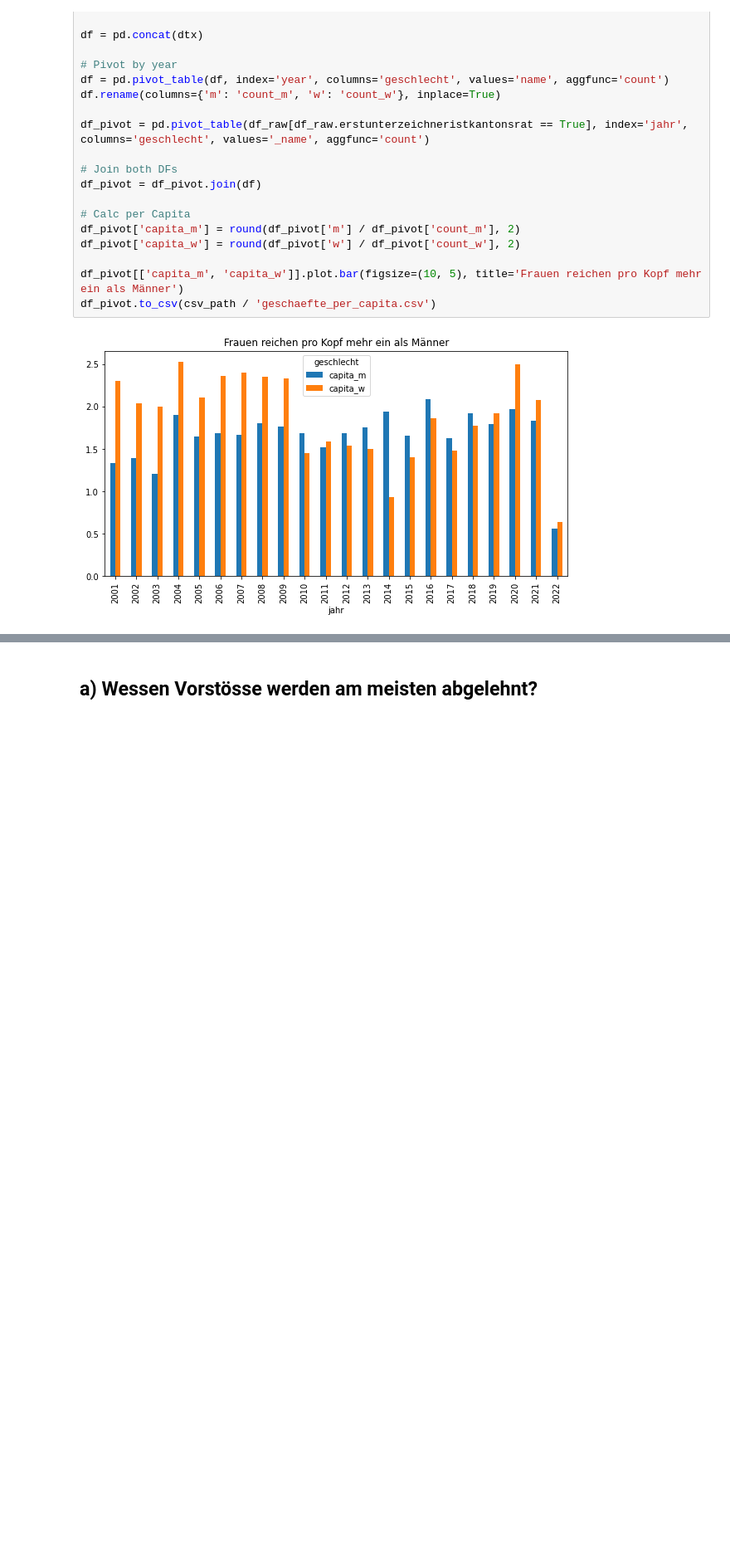
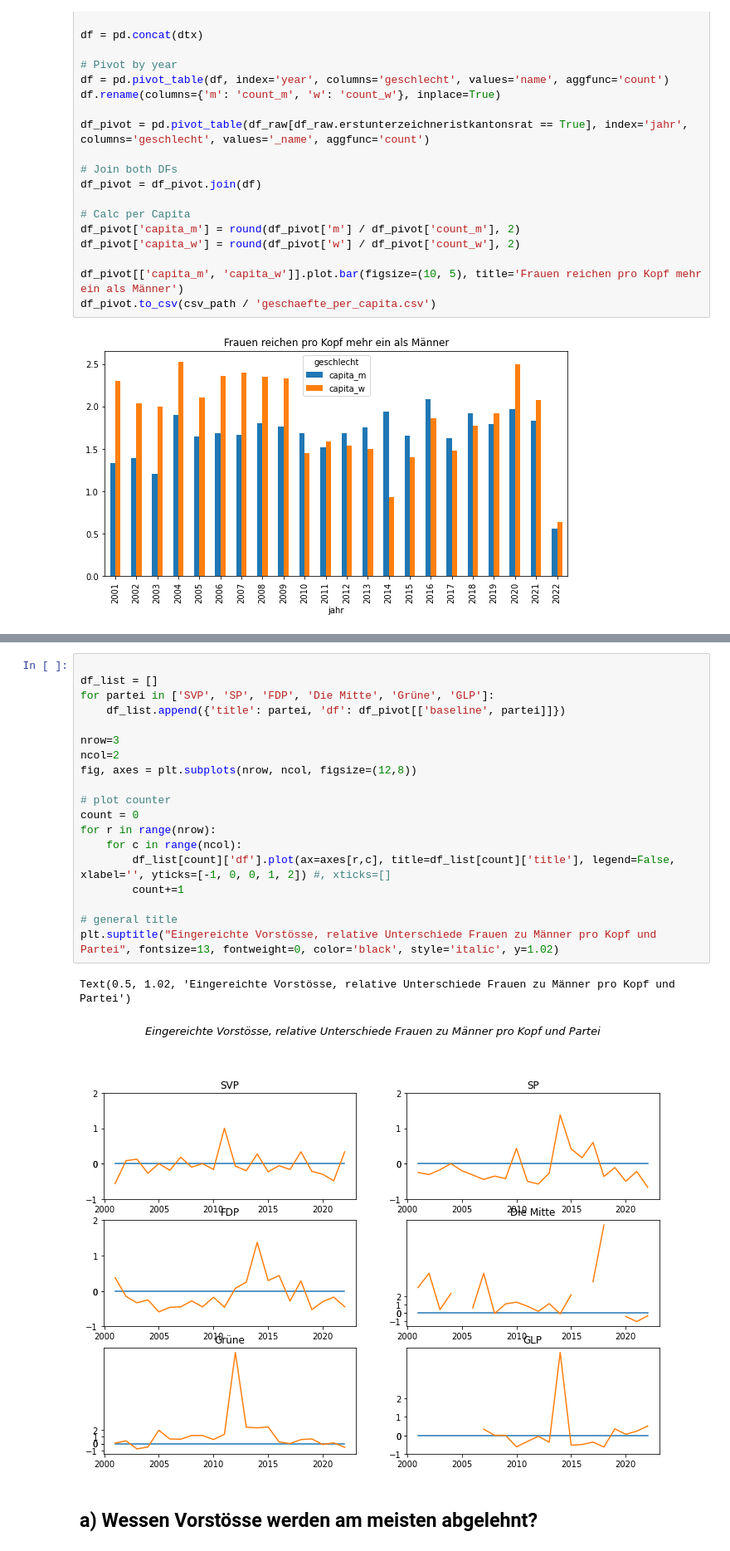
Before and after one commit to simonhuwiler/nzz_zh_kantonsrat, a Jupyter notebook: src/7_geschaefte_analyse.ipynb, the cells around one changed output, grey strips where cells are left out. Shown: that part at 83% size. Cells and saved outputs as stored; diff of their text form; blank space fills up the shorter version.

```diff
--- a/src/7_geschaefte_analyse.ipynb
+++ b/src/7_geschaefte_analyse.ipynb
@@ -203,3 +195,25 @@ df_pivot
+# %%
+
+df_list = []
+for partei in ['SVP', 'SP', 'FDP', 'Die Mitte', 'Grüne', 'GLP']:
+    df_list.append({'title': partei, 'df': df_pivot[['baseline', partei]]})
+
+nrow=3
+ncol=2
+fig, axes = plt.subplots(nrow, ncol, figsize=(12,8))
+
+# plot counter
+count = 0
+for r in range(nrow):
+    for c in range(ncol):
+        df_list[count]['df'].plot(ax=axes[r,c], title=df_list[count]['title'], legend=False, xlabel='', yticks=[-1, 0, 0, 1, 2]) #, xticks=[]
+        count+=1
+
+# general title
+plt.suptitle("Eingereichte Vorstösse, relative Unterschiede Frauen zu Männer pro Kopf und Partei", fontsize=13, fontweight=0, color='black', style='italic', y=1.02)
+# %% [output]
+Text(0.5, 1.02, 'Eingereichte Vorstösse, relative Unterschiede Frauen zu Männer pro Kopf und Partei')
+[figure, added]
 # %% [markdown]
 ## a) Wessen Vorstösse werden am meisten abgelehnt?
 # %%
```
Also changed, not shown: parts of 17 cells of this notebook, 1 other file.
